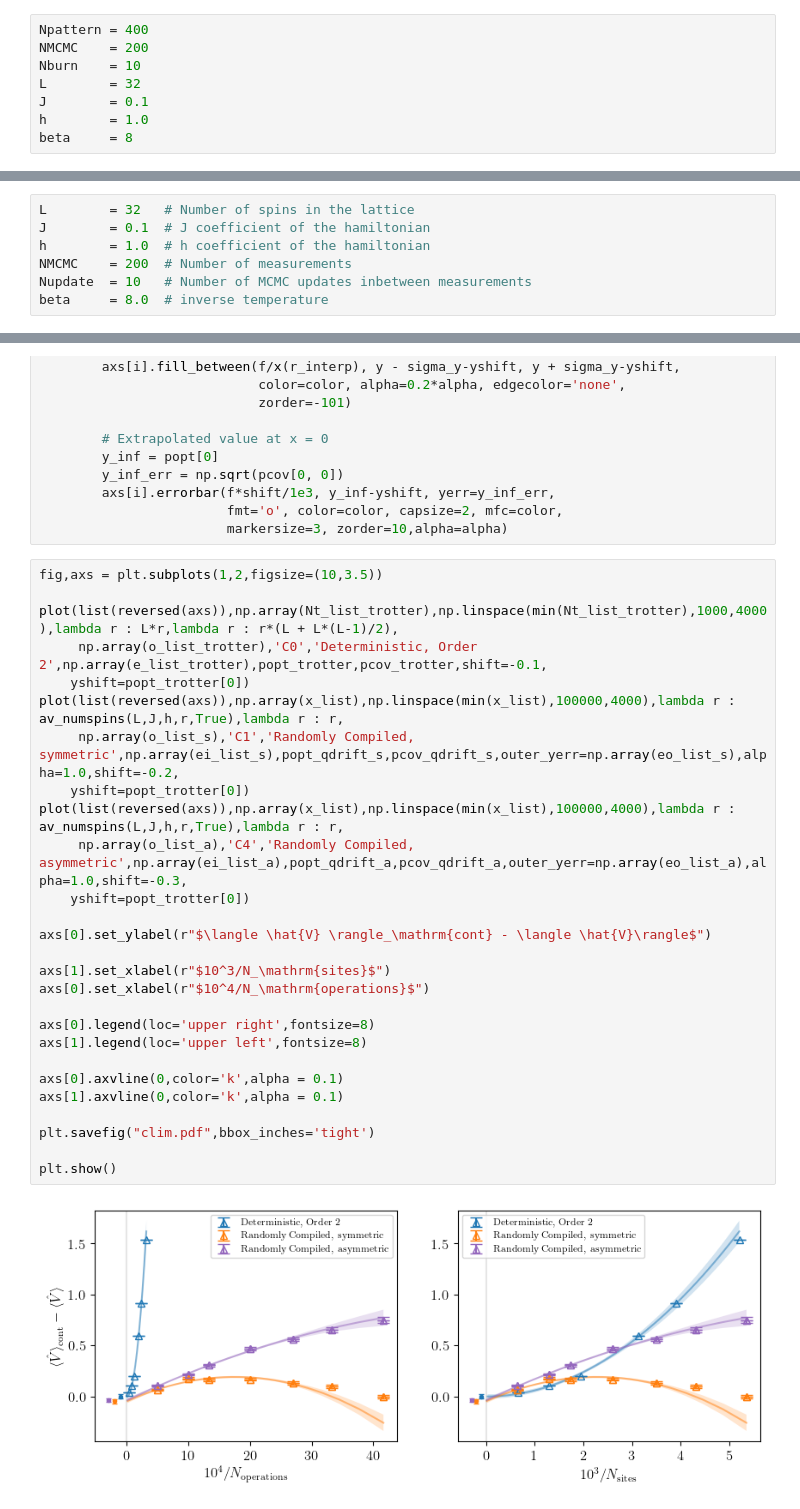
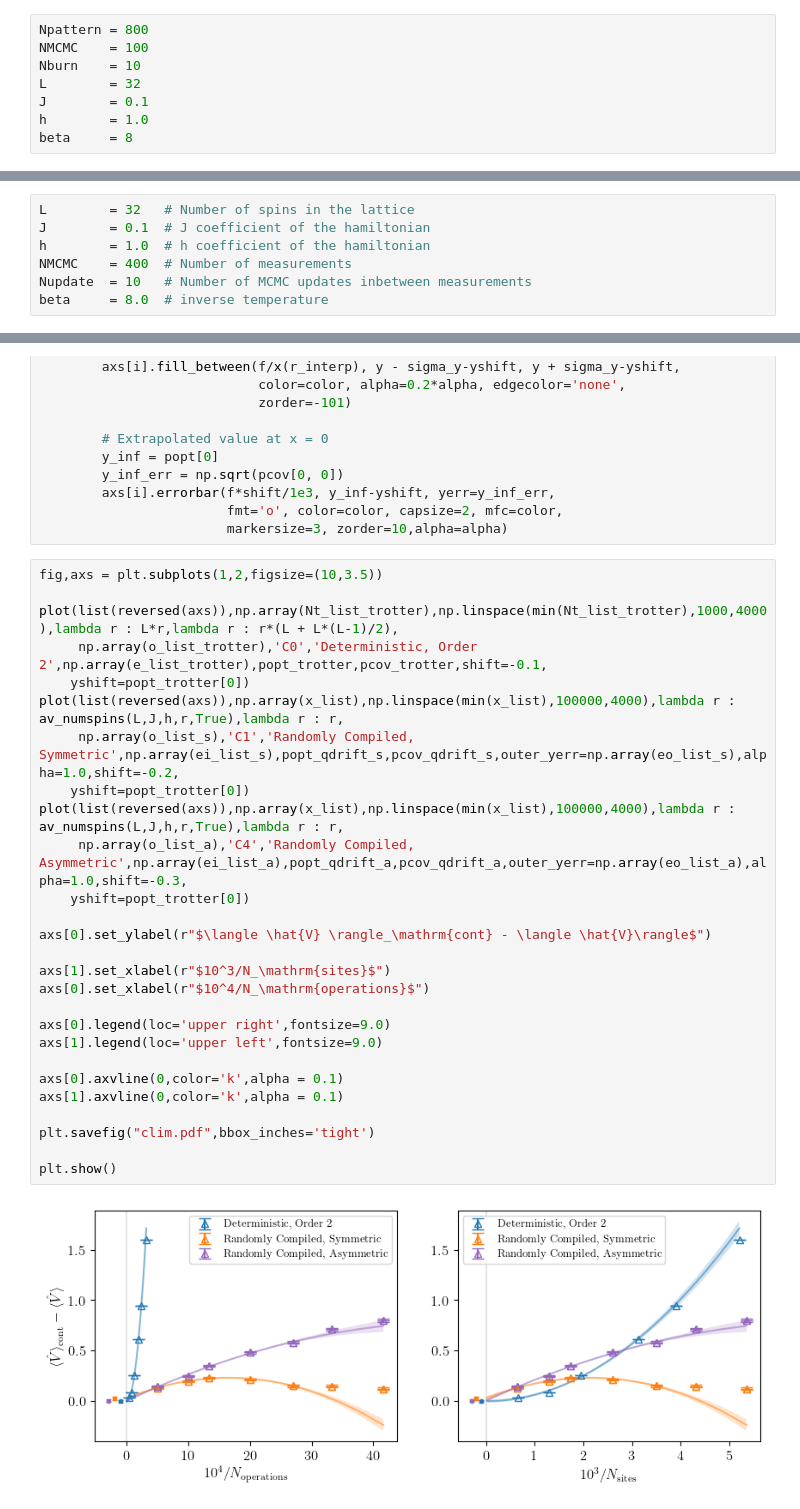
Before and after one commit to jmmartyn/RandomlyCompiledQMC, a Jupyter notebook: QDrift_PIMC_Ising.ipynb, the cells around one changed output, grey strips where cells are left out. Drawn from its saved outputs; the diff is of its cells as text.

Commit message:
updated legend, save a pickle of the data

```diff
--- a/QDrift_PIMC_Ising.ipynb
+++ b/QDrift_PIMC_Ising.ipynb
@@ -272,8 +272,8 @@ def qdrift_MCMC(L,J,h,
 
     return np.average(o_), inside_pattern_variance, outside_pattern_variance
 # %%
-Npattern = 400
-NMCMC    = 200
+Npattern = 800
+NMCMC    = 100
 Nburn    = 10
 L        = 32
 J        = 0.1
@@ -379,7 +379,7 @@ def trotter_MCMC(L,J,h,
 L        = 32   # Number of spins in the lattice
 J        = 0.1  # J coefficient of the hamiltonian
 h        = 1.0  # h coefficient of the hamiltonian
-NMCMC    = 200  # Number of measurements
+NMCMC    = 400  # Number of measurements
 Nupdate  = 10   # Number of MCMC updates inbetween measurements
 beta     = 8.0  # inverse temperature
 # %%
@@ -450,29 +450,29 @@ def plot(axs,r_meas,r_interp,numspins,numops,meas,color,label,inner_yerr,popt,pc
 # %%
 fig,axs = plt.subplots(1,2,figsize=(10,3.5))
 
 plot(list(reversed(axs)),np.array(Nt_list_trotter),np.linspace(min(Nt_list_trotter),1000,4000),lambda r : L*r,lambda r : r*(L + L*(L-1)/2),
      np.array(o_list_trotter),'C0','Deterministic, Order 2',np.array(e_list_trotter),popt_trotter,pcov_trotter,shift=-0.1,
     yshift=popt_trotter[0])
 plot(list(reversed(axs)),np.array(x_list),np.linspace(min(x_list),100000,4000),lambda r : av_numspins(L,J,h,r,True),lambda r : r,
-     np.array(o_list_s),'C1','Randomly Compiled, symmetric',np.array(ei_list_s),popt_qdrift_s,pcov_qdrift_s,outer_yerr=np.array(eo_list_s),alpha=1.0,shift=-0.2,
+     np.array(o_list_s),'C1','Randomly Compiled, Symmetric',np.array(ei_list_s),popt_qdrift_s,pcov_qdrift_s,outer_yerr=np.array(eo_list_s),alpha=1.0,shift=-0.2,
     yshift=popt_trotter[0])
 plot(list(reversed(axs)),np.array(x_list),np.linspace(min(x_list),100000,4000),lambda r : av_numspins(L,J,h,r,True),lambda r : r,
-     np.array(o_list_a),'C4','Randomly Compiled, asymmetric',np.array(ei_list_a),popt_qdrift_a,pcov_qdrift_a,outer_yerr=np.array(eo_list_a),alpha=1.0,shift=-0.3,
+     np.array(o_list_a),'C4','Randomly Compiled, Asymmetric',np.array(ei_list_a),popt_qdrift_a,pcov_qdrift_a,outer_yerr=np.array(eo_list_a),alpha=1.0,shift=-0.3,
     yshift=popt_trotter[0])
 
 axs[0].set_ylabel(r"$\langle \hat{V} \rangle_\mathrm{cont} - \langle \hat{V}\rangle$")
 
 axs[1].set_xlabel(r"$10^3/N_\mathrm{sites}$")
 axs[0].set_xlabel(r"$10^4/N_\mathrm{operations}$")
 
-axs[0].legend(loc='upper right',fontsize=8)
-axs[1].legend(loc='upper left',fontsize=8)
+axs[0].legend(loc='upper right',fontsize=9.0)
+axs[1].legend(loc='upper left',fontsize=9.0)
 
 axs[0].axvline(0,color='k',alpha = 0.1)
 axs[1].axvline(0,color='k',alpha = 0.1)
 
 plt.savefig("clim.pdf",bbox_inches='tight')
 
 plt.show()
 # %% [output]
-[figure, old version]
+[figure, new version]
```
Also changed, not shown: parts of 3 cells of this notebook.
